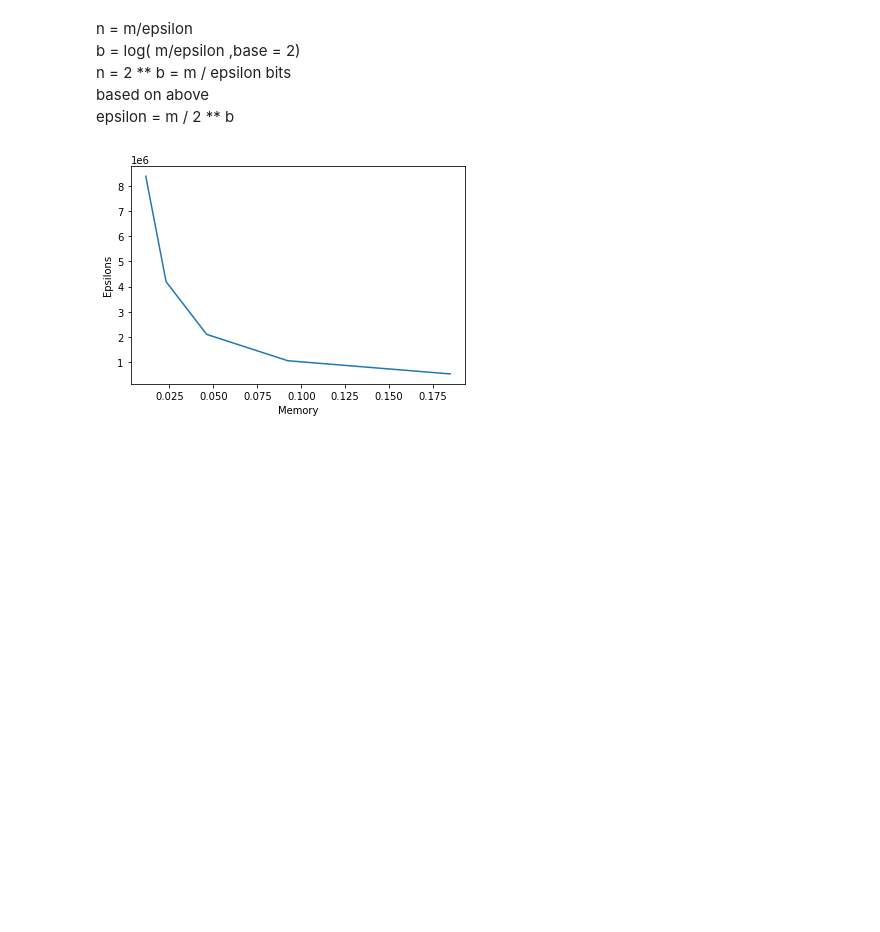
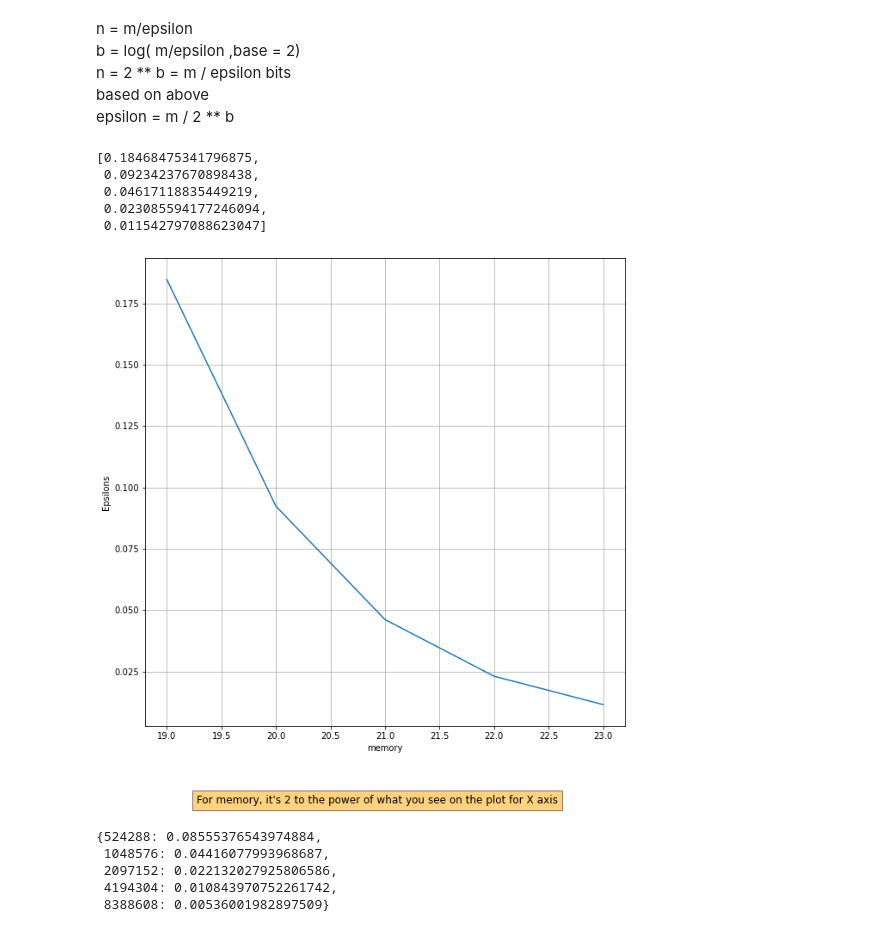
Before and after one commit to DrDoof14/Computer-AidedSimulationsLab, a Jupyter notebook: 17/lab17.ipynb, the cells around one changed output. Drawn from its saved outputs; the diff is of its cells as text; code cells hidden in the pictures; blank space fills up the shorter version.

```diff
--- a/17/lab17.ipynb
+++ b/17/lab17.ipynb
@@ -307,10 +308,22 @@ n = 2 ** b = m / epsilon bits  <br>
 epsilons = []
 for i in n:
     epsilons.append(m/i)
-# %%
-plt.plot(epsilons,n)
-plt.ylabel('Epsilons')
-plt.xlabel('Memory')
-plt.show()
-# %% [output]
-[figure, removed]
+# %%
+epsilons
+# %% [output]
+[0.18468475341796875,
+ 0.09234237670898438,
+ 0.04617118835449219,
+ 0.023085594177246094,
+ 0.011542797088623047]
+# %%
+plt.figure(figsize=(10,10))
+plt.plot([i for i in range(19,24)],epsilons)
+plt.xlabel('memory')
+plt.ylabel('Epsilons')
+plt.figtext(0.5, 0, "For memory, it's 2 to the power of what you see on the plot for X axis", ha="center", fontsize=12, bbox={"facecolor":"orange", "alpha":0.5, "pad":5})
+plt.grid()
+plt.show()
+#based on theory
+# %% [output]
+[figure, added]
@@ -316,0 +355,8 @@ plt.show()
+# %%
+General_dict
+# %% [output]
+{524288: 0.08555376543974884,
+ 1048576: 0.04416077993968687,
+ 2097152: 0.022132027925806586,
+ 4194304: 0.010843970752261742,
+ 8388608: 0.00536001982897509}
```
Also changed, not shown: parts of 6 cells of this notebook.
